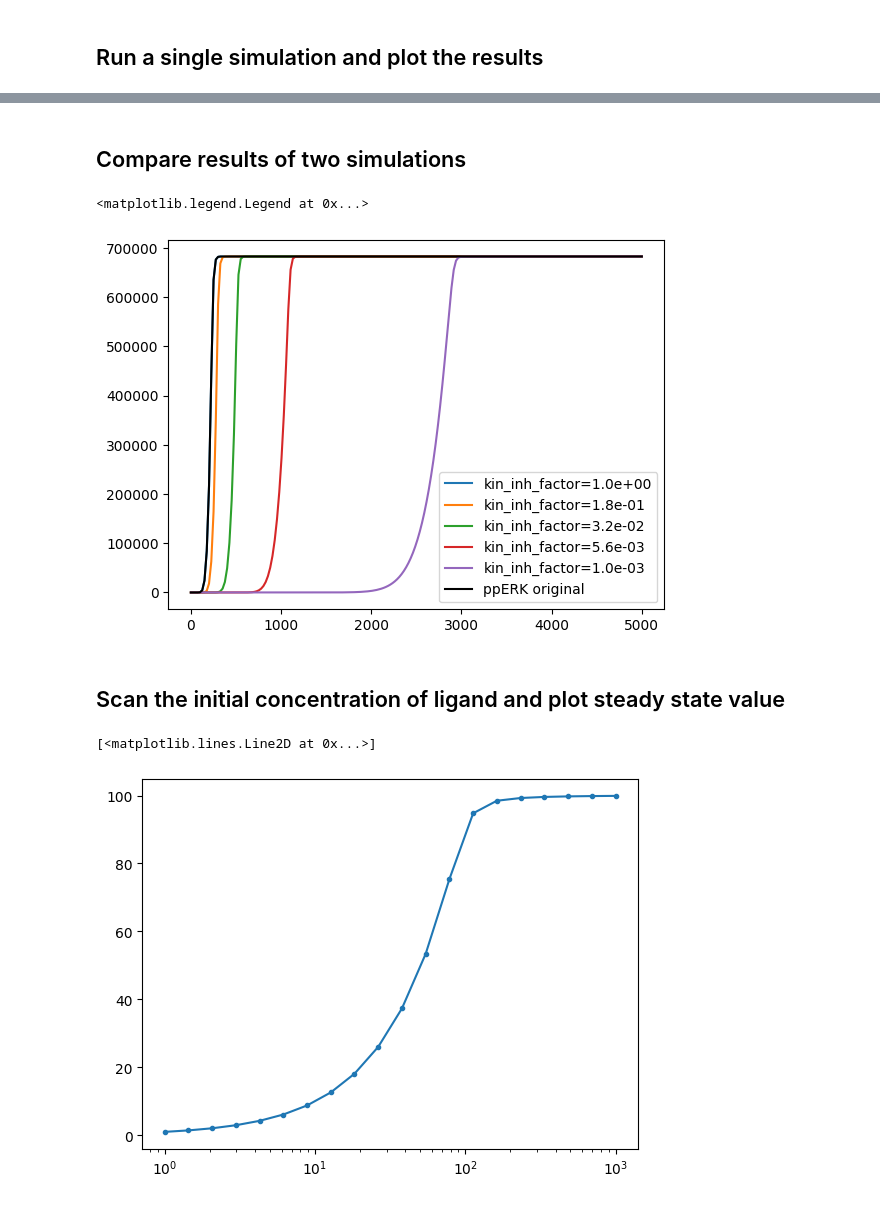
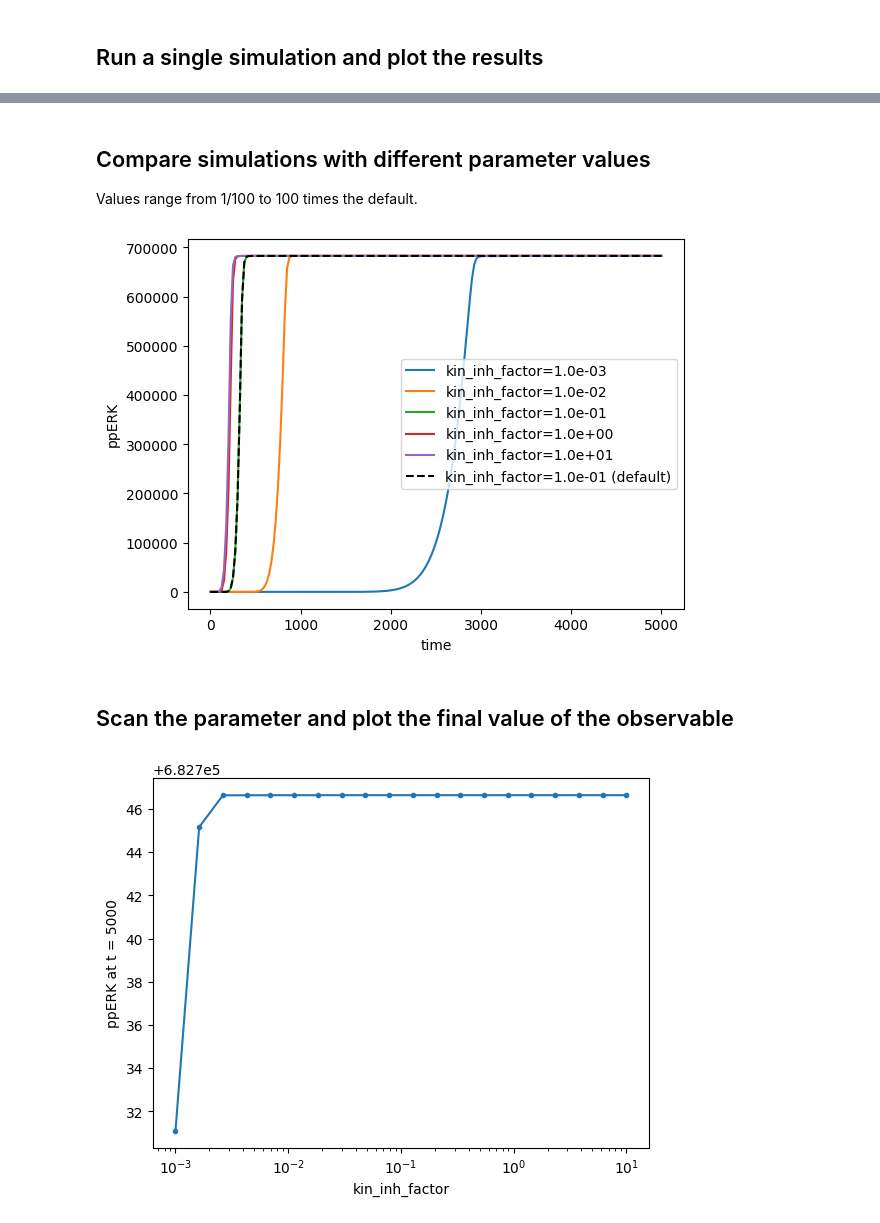
Before and after one commit to jrfaeder/RBM_Intro_BioNetGen, a Jupyter notebook: notebooks/run_bngl.ipynb, the cells around one changed output, grey strips where cells are left out. Drawn from its saved outputs; the diff is of its cells as text; code cells hidden in the pictures.

```diff
--- a/notebooks/run_bngl.ipynb
+++ b/notebooks/run_bngl.ipynb
@@ -30,34 +47,35 @@ _= plt.legend()
-# %% [markdown]
-## Compare results of two simulations
+# %% [markdown]
+## Compare simulations with different parameter values
+
+Values range from 1/100 to 100 times the default.
 # %%
-pname='kin_inh_factor'
-for k in np.logspace(0,-3,5):
-    sim[pname]=k
-    sim.reset()
-    res2= sim.simulate(0,5000,200,selections=sel)
-    o= 'ppERK'
-    plt.plot(res2['time'],res2[o],label=f'{pname}={k:0.1e}')
-plt.plot(res1['time'],res1[o],'k', label=o + ' original')
-plt.legend(loc='best')
+for k in defaults[pname] * np.logspace(-2, 2, 5):
+    model.set_param(pname, k)
+    model.reset()
+    res2 = sim.run(t_span=(0, t_end), n_points=201)
+    plt.plot(res2.time, res2.observables[o], label=f'{pname}={k:0.1e}')
+plt.plot(res1.time, res1.observables[o], 'k--', label=f'{pname}={defaults[pname]:0.1e} (default)')
+model.set_param(pname, defaults[pname])
+plt.xlabel("time")
+plt.ylabel(o)
+_ = plt.legend(loc='best')
 # %% [output]
-<matplotlib.legend.Legend at 0x...>
-[figure, old version]
+[figure, new version]
 # %% [markdown]
-## Scan the initial concentration of ligand and plot steady state value
+## Scan the parameter and plot the final value of the observable
 # %%
-pname='L0'
-o='LR'
-out=[]
-krange= np.logspace(0,3,20)
+krange = defaults[pname] * np.logspace(-2, 2, 20)
+out = []
 for k in krange:
-    sim[pname]=k
-    # Must reset simulator AFTER changing initial condition.
-    sim.reset()
-    res2= sim.simulate(0,5000,200,selections=sel)
-    res= res2[o][-1]
-    #print(k,res)
-    out.append(res)
-plt.semilogx(krange,out,'.-')
+    model.set_param(pname, k)
+    # Must reset AFTER changing a parameter that sets an initial condition.
+    model.reset()
+    res2 = sim.run(t_span=(0, t_end), n_points=201)
+    out.append(res2.observables[o][-1])
+model.set_param(pname, defaults[pname])
+
+plt.semilogx(krange, out, '.-')
+plt.xlabel(pname)
+_ = plt.ylabel(f'{o} at t = {t_end}')
 # %% [output]
-[<matplotlib.lines.Line2D at 0x...>]
-[figure, old version]
+[figure, new version]
```
Also changed, not shown: parts of 5 cells of this notebook, 5 other files.
